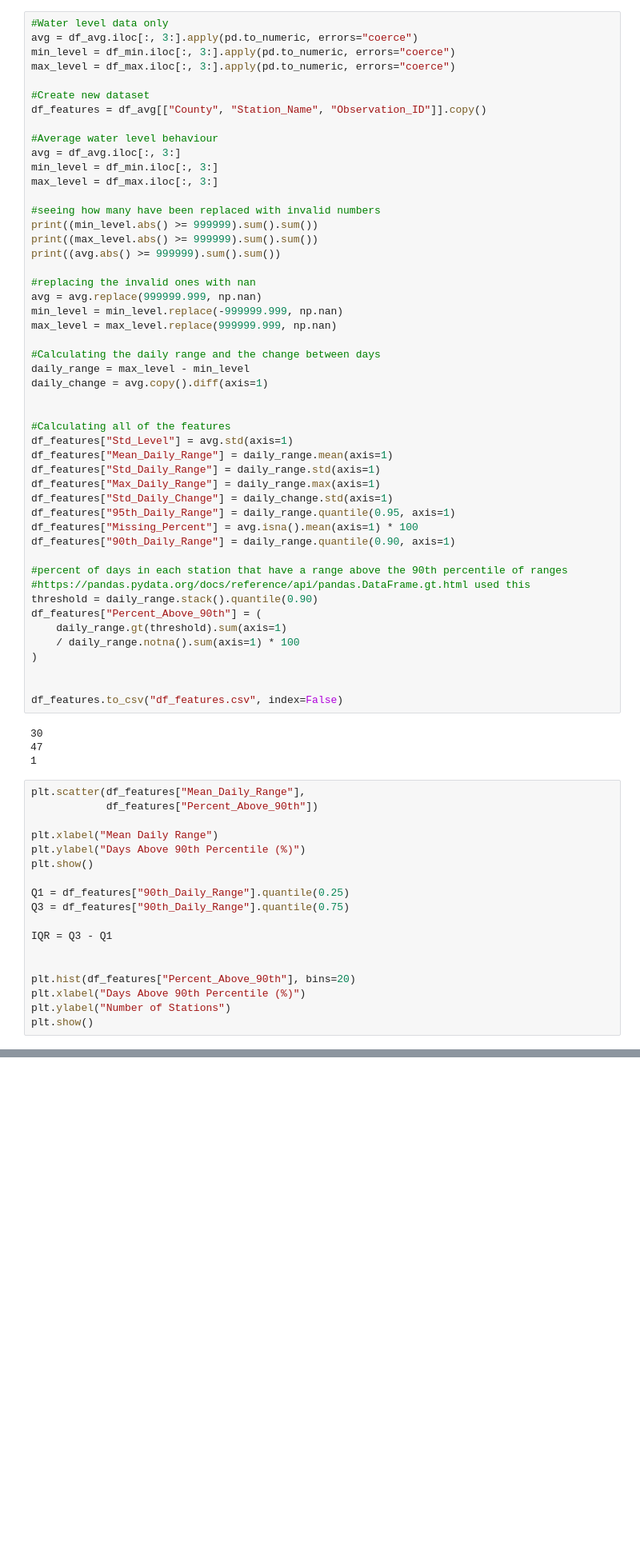
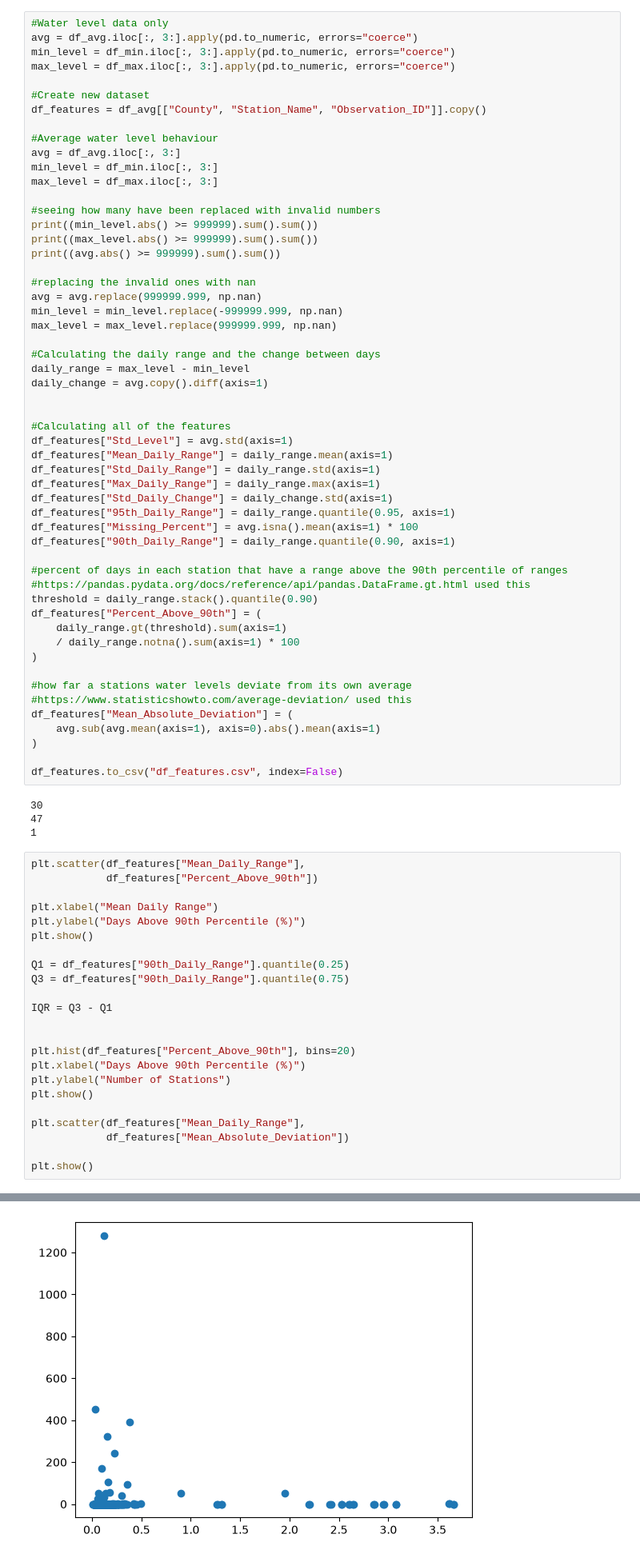
Before and after one commit to Emma-Deyell/MLP-PROJ, a Jupyter notebook: project_saba.ipynb, the cells around one changed output, grey strips where cells are left out. Shown at 80% size. Drawn from its saved outputs; the diff is of its cells as text; blank space fills up the shorter version.

```diff
--- a/project_saba.ipynb
+++ b/project_saba.ipynb
@@ -102,6 +102,11 @@ df_features["Percent_Above_90th"] = (
     / daily_range.notna().sum(axis=1) * 100
 )
 
+#how far a stations water levels deviate from its own average
+#https://www.statisticshowto.com/average-deviation/ used this
+df_features["Mean_Absolute_Deviation"] = (
+    avg.sub(avg.mean(axis=1), axis=0).abs().mean(axis=1)
+)
 
 df_features.to_csv("df_features.csv", index=False)
 # %% [output]
@@ -111,24 +116,30 @@ df_features.to_csv("df_features.csv", index=False)
 # %%
 plt.scatter(df_features["Mean_Daily_Range"],
             df_features["Percent_Above_90th"])
 
 plt.xlabel("Mean Daily Range")
 plt.ylabel("Days Above 90th Percentile (%)")
 plt.show()
 
 Q1 = df_features["90th_Daily_Range"].quantile(0.25)
 Q3 = df_features["90th_Daily_Range"].quantile(0.75)
 
 IQR = Q3 - Q1
 
 
 plt.hist(df_features["Percent_Above_90th"], bins=20)
 plt.xlabel("Days Above 90th Percentile (%)")
 plt.ylabel("Number of Stations")
 plt.show()
+
+plt.scatter(df_features["Mean_Daily_Range"],
+            df_features["Mean_Absolute_Deviation"])
+
+plt.show()
 # %% [output]
 [figure]
 [figure]
+[figure, added]
 # %% [markdown]
 the min has been replaced by -999999.999 30 times
 the max has been repalced by 999999.999 47 times
```
Also changed, not shown: parts of 4 cells of this notebook, 13 other files.
